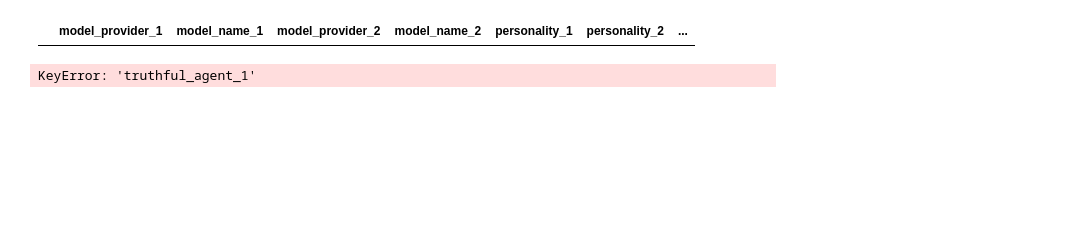
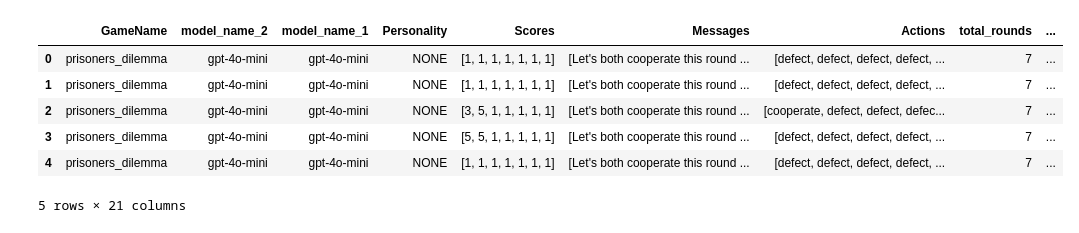
Before and after one commit to mathislindner/Multi-Agent-LLM-Game-Theory, a Jupyter notebook: plot_by_game.ipynb, the cells around one changed output. Saved outputs shown, nothing was run; the diff lists cells and outputs as text; code cells hidden in the pictures; blank space fills up the shorter version.

```diff
--- a/plot_by_game.ipynb
+++ b/plot_by_game.ipynb
@@ -9,5 +9 @@ plots_path = "/cluster/home/mlindner/Github/master_thesis_project/src/data/outpu
 os.makedirs(plots_path, exist_ok=True)
-# %%
-df
-# %% [output]
-|  | model_provider_1 | model_name_1 | model_provider_2 | model_name_2 | personality_1 | personality_2 | ... |
@@ -14,9 +23,14 @@ df
 # %%
-file_name = "250331.csv"
+file_name = "combo.csv"
 df = pd.read_csv(os.path.join(path, file_name))
-
-df['agent_1_cumulative_scores'] = df['agent_1_scores'].apply(lambda x: [0] + list(pd.Series(x).cumsum()))
-df['agent_2_cumulative_scores'] = df['agent_2_scores'].apply(lambda x: [0] + list(pd.Series(x).cumsum()))
+#games_list = ["prisoners_dilemma", "stag_hunt", "generic", "chicken", "hawk_dove"]
+#df = df[df['game_name'].isin(games_list)]
+#TODO cummulative scores are not working
+#convert scores to a list of ints
+df['agent_1_scores'] = df['agent_1_scores'].apply(lambda x: ast.literal_eval(x) if isinstance(x, str) else x)
+df['agent_2_scores'] = df['agent_2_scores'].apply(lambda x: ast.literal_eval(x) if isinstance(x, str) else x)
+df['agent_1_cumulative_scores'] = df['agent_1_scores'].apply(lambda x: [0] + [sum(x[:i+1]) for i in range(len(x))] if isinstance(x, list) else x)
+df['agent_2_cumulative_scores'] = df['agent_2_scores'].apply(lambda x: [0] + [sum(x[:i+1]) for i in range(len(x))] if isinstance(x, list) else x)
 
 #parse as lists, something went wrong when saving the csv
 df['truthful_agent_1'] = df['truthful_agent_1'].apply(lambda x: ast.literal_eval(x) if isinstance(x, str) else x)
@@ -28,7 +42,6 @@ df['agent_1_messages'] = df['agent_1_messages'].apply(lambda x: ast.literal_eval
 df['agent_2_messages'] = df['agent_2_messages'].apply(lambda x: ast.literal_eval(x) if isinstance(x, str) else x)
 df['intent_agent_1'] = df['intent_agent_1'].apply(lambda x: ast.literal_eval(x) if isinstance(x, str) else x)
 df['intent_agent_2'] = df['intent_agent_2'].apply(lambda x: ast.literal_eval(x) if isinstance(x, str) else x)
-df['game_name'] = df['game_name'].apply(lambda x: ast.literal_eval(x) if isinstance(x, str) else x)
 df = df.rename(columns={'game_name': 'GameName'})
 
 # Create a new DataFrame with one row per agent
@@ -55,35 +68,41 @@ df_agent2 = df_agent2.rename(columns={
     'agent_2_scores': 'Scores',
     'agent_2_messages': 'Messages',
     'agent_2_actions': 'Actions',
     'agent_2_cumulative_scores': 'CumulativeScores',
     'intent_agent_2': 'Intent',
     'truthful_agent_2': 'Truthful',
     'analysis_agent_2': 'Analysis'
 })
 
 # Remove the other columns
 df_agent1 = df_agent1.drop(columns=[
     'personality_2', 'agent_2_scores', 'agent_2_messages', 'agent_2_actions',
     'agent_2_cumulative_scores', 'intent_agent_2', 'truthful_agent_2', 'analysis_agent_2'
 ])
 df_agent2 = df_agent2.drop(columns=[
     'personality_1', 'agent_1_scores', 'agent_1_messages', 'agent_1_actions',
     'agent_1_cumulative_scores', 'intent_agent_1', 'truthful_agent_1', 'analysis_agent_1'
 ])
 
 # Combine the two DataFrames
 df_agents = pd.concat([df_agent1, df_agent2], ignore_index=True)
 
 nonmbti = ['NONE', 'ALTRUISTIC', 'SELFISH']
 # Map each personality to its dichotomies
 df_agents['I/E'] = df_agents['Personality'].apply(lambda x: 'I' if x[0] == 'I' else 'E' if x not in nonmbti else None)
 df_agents['N/S'] = df_agents['Personality'].apply(lambda x: 'N' if x[1] == 'N' else 'S' if x not in nonmbti else None)
 df_agents['T/F'] = df_agents['Personality'].apply(lambda x: 'T' if x[2] == 'T' else 'F' if x not in nonmbti else None)
 df_agents['J/P'] = df_agents['Personality'].apply(lambda x: 'J' if x[3] == 'J' else 'P' if x not in nonmbti else None)
-df_agents
+df_agents.head()
 #df_agents.to_csv("/cluster/home/mlindner/Github/master_thesis_project/src/data/outputs/plots/stability_PD/stability_PD.csv", index=False)
 # %% [output]
+|  | GameName | model_name_2 | model_name_1 | Personality | Scores | Messages | Actions | total_rounds | ... |
+| 0 | prisoners_dilemma | gpt-4o-mini | gpt-4o-mini | NONE | [1, 1, 1, 1, 1, 1, 1] | [Let's both cooperate this round ... | [defect, defect, defect, defect, ... | 7 | ... |
+| 1 | prisoners_dilemma | gpt-4o-mini | gpt-4o-mini | NONE | [1, 1, 1, 1, 1, 1, 1] | [Let's both cooperate this round ... | [defect, defect, defect, defect, ... | 7 | ... |
+| 2 | prisoners_dilemma | gpt-4o-mini | gpt-4o-mini | NONE | [3, 5, 1, 1, 1, 1, 1] | [Let's both cooperate this round ... | [cooperate, defect, defect, defec... | 7 | ... |
+| 3 | prisoners_dilemma | gpt-4o-mini | gpt-4o-mini | NONE | [5, 5, 1, 1, 1, 1, 1] | [Let's both cooperate this round ... | [defect, defect, defect, defect, ... | 7 | ... |
+| 4 | prisoners_dilemma | gpt-4o-mini | gpt-4o-mini | NONE | [1, 1, 1, 1, 1, 1, 1] | [Let's both cooperate this round ... | [defect, defect, defect, defect, ... | 7 | ... |
-KeyError: 'truthful_agent_1'
+5 rows × 21 columns
 # %%
 df_agents["TotalScore"] = df_agents["CumulativeScores"].apply(lambda x: x[-1])
 df_agents["Truthfullness"] = df_agents["Truthful"].apply(lambda x: sum(x)/len(x) if len(x) > 0 else 0)
```
Also changed, not shown: parts of 10 cells of this notebook, 6 other files.
